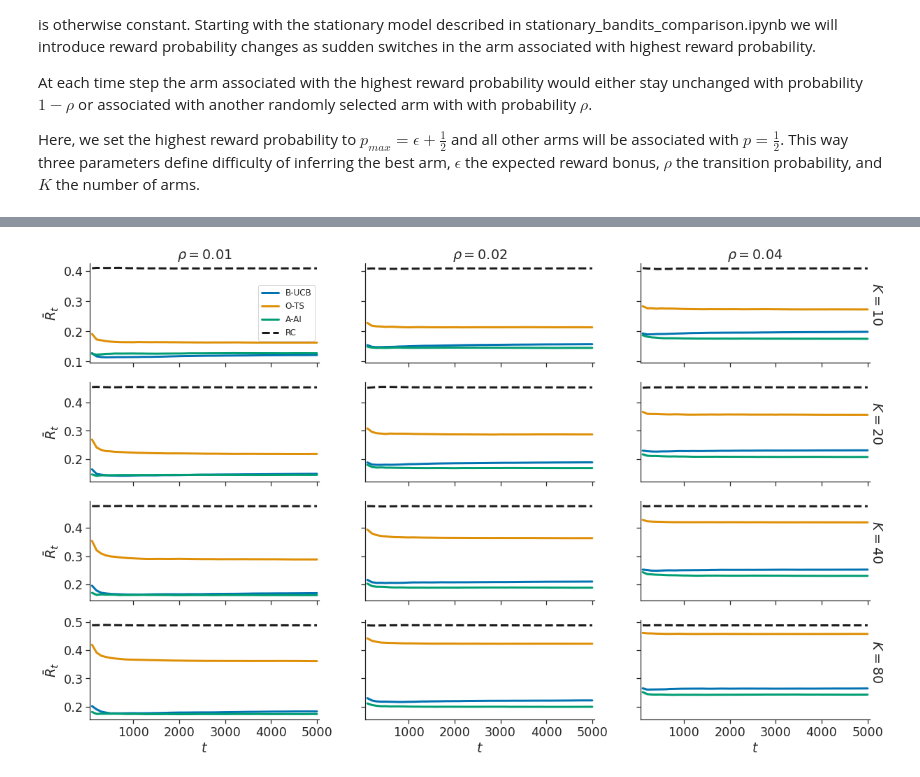
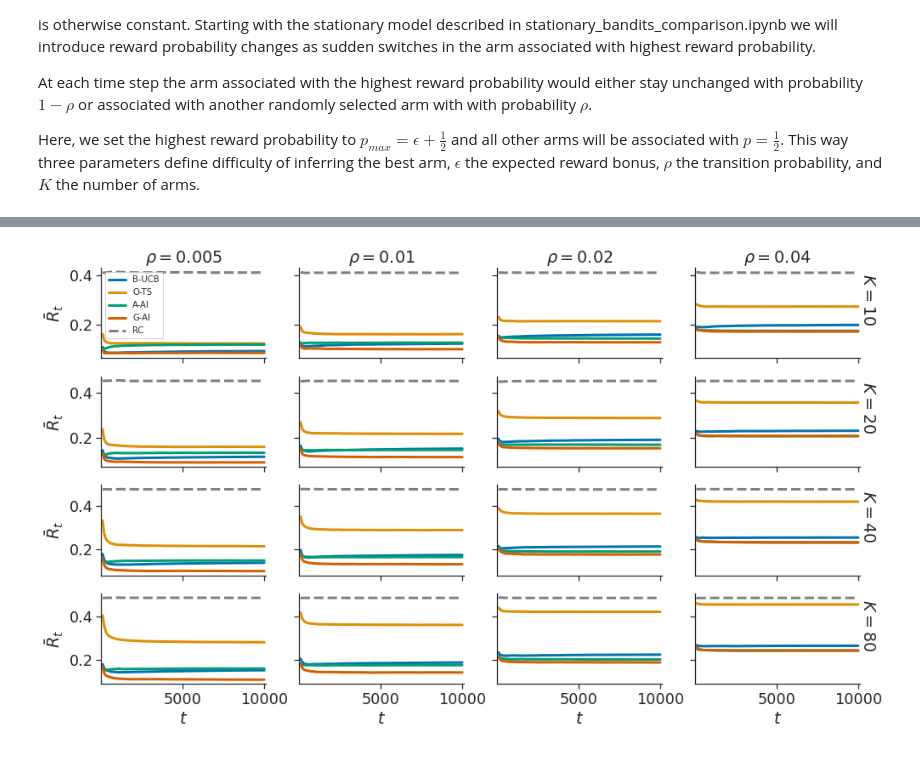
Before and after one commit to dimarkov/aibandits, a Jupyter notebook: notebooks/switching/switching_bandits_comparison.ipynb, the cells around one changed output, grey strips where cells are left out. Cells and saved outputs as stored; diff of their text form; code cells hidden in the pictures.

```diff
--- a/notebooks/switching/switching_bandits_comparison.ipynb
+++ b/notebooks/switching/switching_bandits_comparison.ipynb
@@ -42,7 +42,7 @@ plt.rcParams.update({
 from run_switching_fixed_diff_sims import Sim
 
 N = 1000
-T = 5000
+T = 10000
 missing = []
 regret_all = {}
 for E in [5, 10, 20]:
@@ -61,7 +61,7 @@ if len(missing) > 0:
     for E in missing:
         eps = E/100
         regret_all[E] = defaultdict(lambda: {})
-        for name in ['O-TS', 'B-UCB', 'G-AI', 'A-AI', 'S-AI']:
+        for name in ['O-TS', 'B-UCB', 'G-AI', 'A-AI']:
             nargs = []
             for rho in [.01, .02, .04]:
                 R = int(100 * rho)
@@ -189,7 +198,7 @@ fig.savefig('Fig4.pdf', transparent=True, bbox_inches='tight', dpi=300)
 from run_switching_varying_diff_sims import Sim
 
 N = 1000
-T = 5000
+T = 10000
 missing = False
 try:
     tmp = np.load('../../data/switching_varying_T{}.npz'.format(T), allow_pickle=True)
@@ -207,9 +216,9 @@ except:
 if missing > 0:
     # if files do not exist run simulations
     rng_key = random.PRNGKey(12345678)
-    job = Simulator(N, T)
+    job = Sim(N, T)
     regret_all2 = defaultdict(lambda: {})
-    for name in ['O-TS', 'B-UCB', 'G-AI', 'A-AI', 'S-AI']:
+    for name in ['O-TS', 'B-UCB', 'G-AI', 'A-AI']:
         nargs = []
         for rho in [.01, .02, .04]:
             R = int(100 * rho)
@@ -223,40 +267,44 @@ if missing > 0:
 # %%
 # plot regret rate for varying difficulty
 trials = jnp.arange(100, T+100, 100)
-fig, axes = plt.subplots(4, 3, figsize=(20, 12), sharex=True, sharey='row')
-labels = ['B-UCB', 'O-TS', 'A-AI']
+fig, axes = plt.subplots(4, 4, figsize=(16, 9), sharex=True, sharey='row')
+labels = ['B-UCB', 'O-TS', 'A-AI', 'G-AI']
 
 lambdas = np.arange(0, 2.05, .05)
 lam = .5
-loc_lam = np.argmax(lam < lambdas).item() - 1
+loc_lam1 = np.argmax(lam < lambdas).item() - 1
+lam = .25
+loc_lam2 = np.argmax(lam < lambdas).item() - 1
 
 t_bounds = t.interval(0.95, N - 1)
 
 for i, K in enumerate([10, 20, 40, 80]):
-    for j, R in enumerate([1, 2, 4]):
+    for j, R in enumerate([5, 10, 20, 40]):
         for name in labels:
             if name == 'A-AI':
-                cum_reg = regret_all2[name][R][K][loc_lam]
+                cum_reg = regret_all2[name][R][K][loc_lam1]
+            elif name == 'G-AI':
+                cum_reg = regret_all2[name][R][K][loc_lam2]
             else:
                 cum_reg = regret_all2[name][R][K]
             mean = jnp.mean(cum_reg/trials[:, None], -1)
             std = jnp.std(cum_reg/trials[:, None], -1, ddof=1)
             ci = [mean + critval * std/jnp.sqrt(N) for critval in t_bounds]
             axes[i, j].plot(trials, mean, lw=3, label=name)
             axes[i, j].fill_between(trials, ci[1], y2=ci[0], alpha=.2)
 
         # plot random choices
         mean = jnp.mean(regret_all2['RC'][R][K]/trials[:, None], -1)
-        axes[i, j].plot(trials, mean, 'k--', lw=3, label='RC')
+        axes[i, j].plot(trials, mean, color='gray', linestyle='--', lw=3, label='RC')
 
         if i == 3:
             axes[i, j].set_xlabel(r'$t$')
         if i == 0:
-            axes[i, j].set_title(r'$\rho={}$'.format(R/100))
+            axes[i, j].set_title(r'$\rho={}$'.format(R/1000))
     axes[i, -1].text(1., .4, r'$K={}$'.format(K), transform=axes[i, -1].transAxes, rotation=-90)
     axes[i, 0].set_ylabel(r'$\bar{R}_t$')
 
-axes[0,0].legend(fontsize=12);
-fig.savefig('Fig5.pdf', transparent=True, bbox_inches='tight', dpi=300)
+axes[0,0].legend(fontsize=10);
+fig.savefig('Fig7.pdf', transparent=True, bbox_inches='tight', dpi=300)
 # %% [output]
-[figure, old version]
+[figure, new version]
```
Also changed, not shown: parts of 6 cells of this notebook.
